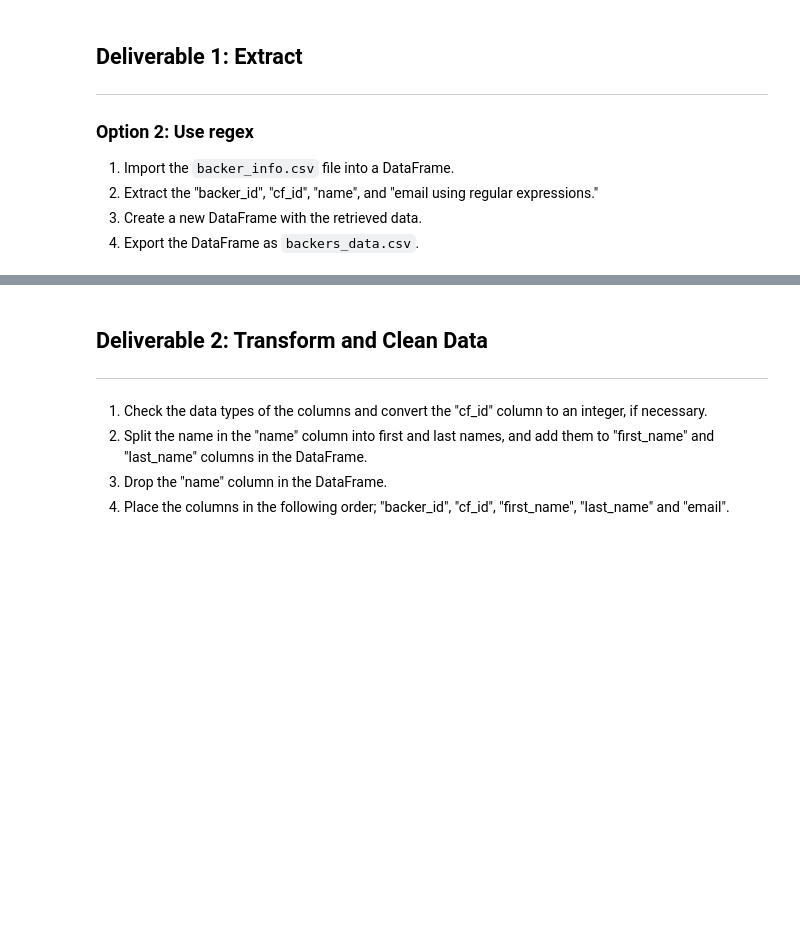
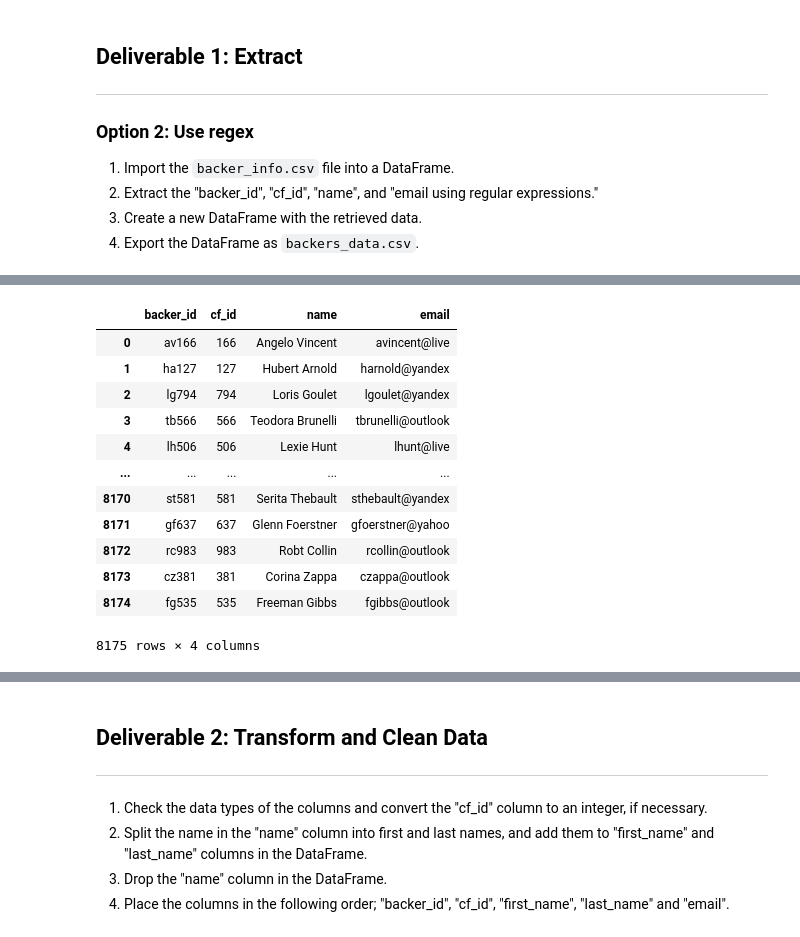
Before and after one commit to MiguelFids/Crowdfunding-ETL-Challenge, a Jupyter notebook: Extract-Transform_starter_code.ipynb, the cells around one changed output, grey strips where cells are left out. Drawn from its saved outputs; the diff is of its cells as text; code cells hidden in the pictures; blank space fills up the shorter version.

```diff
--- a/Extract-Transform_starter_code.ipynb
+++ b/Extract-Transform_starter_code.ipynb
@@ -86,3 +86,6 @@ backers_df.to_csv('backers_df.csv',encoding='utf8')
 # %%
 # Get the backers_info from the crowdfunding_info sheet.
 pd.set_option('max_colwidth', 400)
+backers_info_opt2 = pd.read_csv('backer_info.csv')
+backers_info_opt2 = backers_info_opt2['backer_info']
+backers_info_opt2
@@ -89,3 +105,8 @@ pd.set_option('max_colwidth', 400)
 # %%
 # Extract the alpha-numeric "backer_id" from the backer_info column using a regex expression
 # and add it as a new column called "backer_id".
+backers_df_opt2 = pd.DataFrame()
+
+# returns DF
+backer_id= backers_info_opt2.str.extract(r'(\w\w\d\d\d)')
+backers_df_opt2['backer_id'] = backer_id
@@ -92,9 +127,29 @@ pd.set_option('max_colwidth', 400)
+# %%
+# Extract the two to four-digit "cf_id" number from the backer_info column.
+# and add it as a new column called "cf_id".
+cf_id = backers_info_opt2.str.extract(r'(\d+)')
+backers_df_opt2['cf_id'] = cf_id
 # %%
-# Extract the two to four-digit "cf_id" number from the backer_info column.
-# and add it as a new column called "cf_id".
-backer_id = backer_list[0][15:20]
-cf_id = backer_list[0][32:35]
-name = ''.join(re.findall(r'\w+\s\w+',backer_list[0]))
-email = ''.join(re.findall(r'\w+@\w+.\w+',backer_list[0]))
+# Extract the name from the backer_info column and add it as a new column called "name".
+# name = ''.join(re.findall(r'\w+\s\w+',backer_list[0]))
+name = backers_info_opt2.str.extract(r'(\w+\s\w+)')
+backers_df_opt2['name'] = name
 # %%
-# Extract the name from the backer_info column and add it as a new column called "name".
+# Extract the email from the backer_info column and add it as a new column called "email".
+# email = ''.join(re.findall(r'\w+@\w+.\w+',backer_list[0]))
+email = backers_info_opt2.str.extract(r'(\w+@\w+)')
+backers_df_opt2['email'] = email
+# %% [output]
+|  | backer_id | cf_id | name | email |
+| 0 | av166 | 166 | Angelo Vincent | avincent@live |
+| 1 | ha127 | 127 | Hubert Arnold | harnold@yandex |
+| 2 | lg794 | 794 | Loris Goulet | lgoulet@yandex |
+| 3 | tb566 | 566 | Teodora Brunelli | tbrunelli@outlook |
+| 4 | lh506 | 506 | Lexie Hunt | lhunt@live |
+| ... | ... | ... | ... | ... |
+| 8170 | st581 | 581 | Serita Thebault | sthebault@yandex |
+| 8171 | gf637 | 637 | Glenn Foerstner | gfoerstner@yahoo |
+| 8172 | rc983 | 983 | Robt Collin | rcollin@outlook |
+| 8173 | cz381 | 381 | Corina Zappa | czappa@outlook |
+| 8174 | fg535 | 535 | Freeman Gibbs | fgibbs@outlook |
+8175 rows × 4 columns
```
Also changed, not shown: parts of 5 cells of this notebook, 1 other file.
